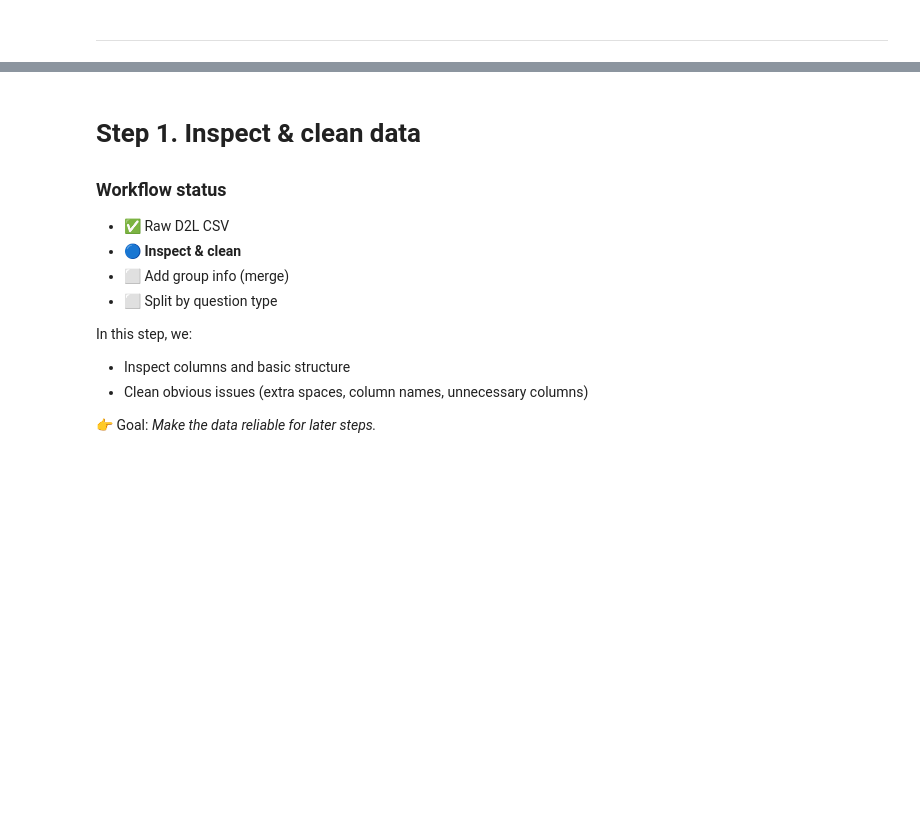
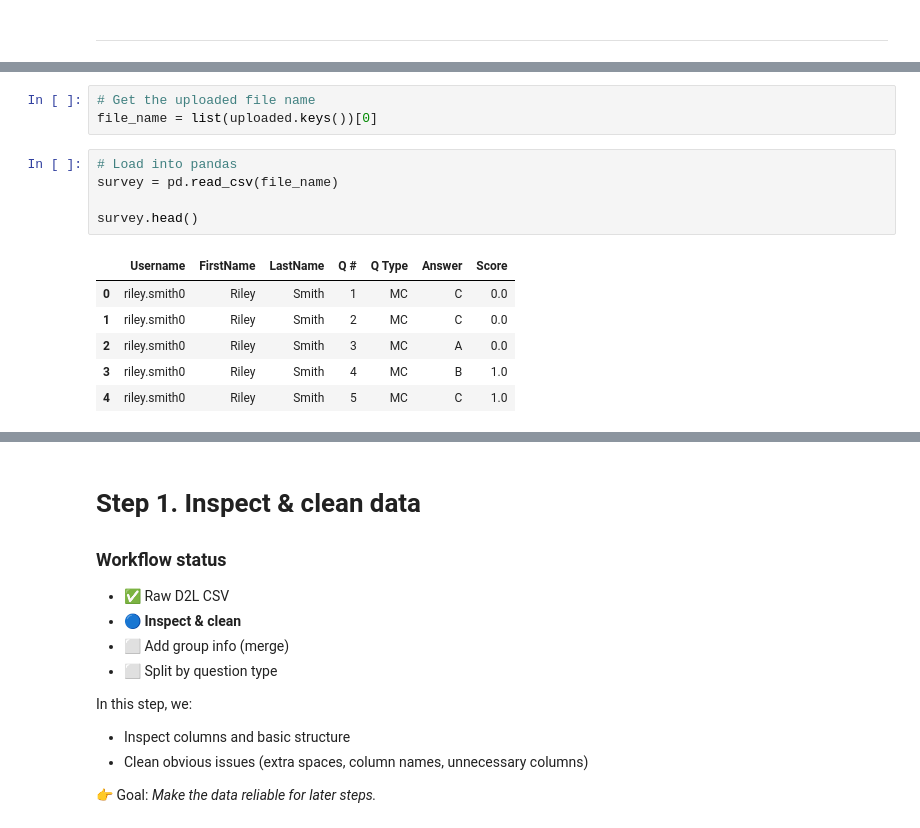
Before and after one commit to Yuweien/Python-Workshop, a Jupyter notebook: Python_Workshop_for_Beginners_2_25.ipynb, the cells around one changed output, grey strips where cells are left out. Saved outputs shown, nothing was run; the diff lists cells and outputs as text; blank space fills up the shorter version.

```diff
--- a/Python_Workshop_for_Beginners_2_25.ipynb
+++ b/Python_Workshop_for_Beginners_2_25.ipynb
@@ -146,0 +187,15 @@ Download the dataset here if you haven't yet:
+# %%
+# Get the uploaded file name
+file_name = list(uploaded.keys())[0]
+# %%
+# Load into pandas
+survey = pd.read_csv(file_name)
+
+survey.head()
+# %% [output]
+|  | Username | FirstName | LastName | Q # | Q Type | Answer | Score |
+| 0 | riley.smith0 | Riley | Smith | 1 | MC | C | 0.0 |
+| 1 | riley.smith0 | Riley | Smith | 2 | MC | C | 0.0 |
+| 2 | riley.smith0 | Riley | Smith | 3 | MC | A | 0.0 |
+| 3 | riley.smith0 | Riley | Smith | 4 | MC | B | 1.0 |
+| 4 | riley.smith0 | Riley | Smith | 5 | MC | C | 1.0 |
```
Also changed, not shown: parts of 42 cells of this notebook.
